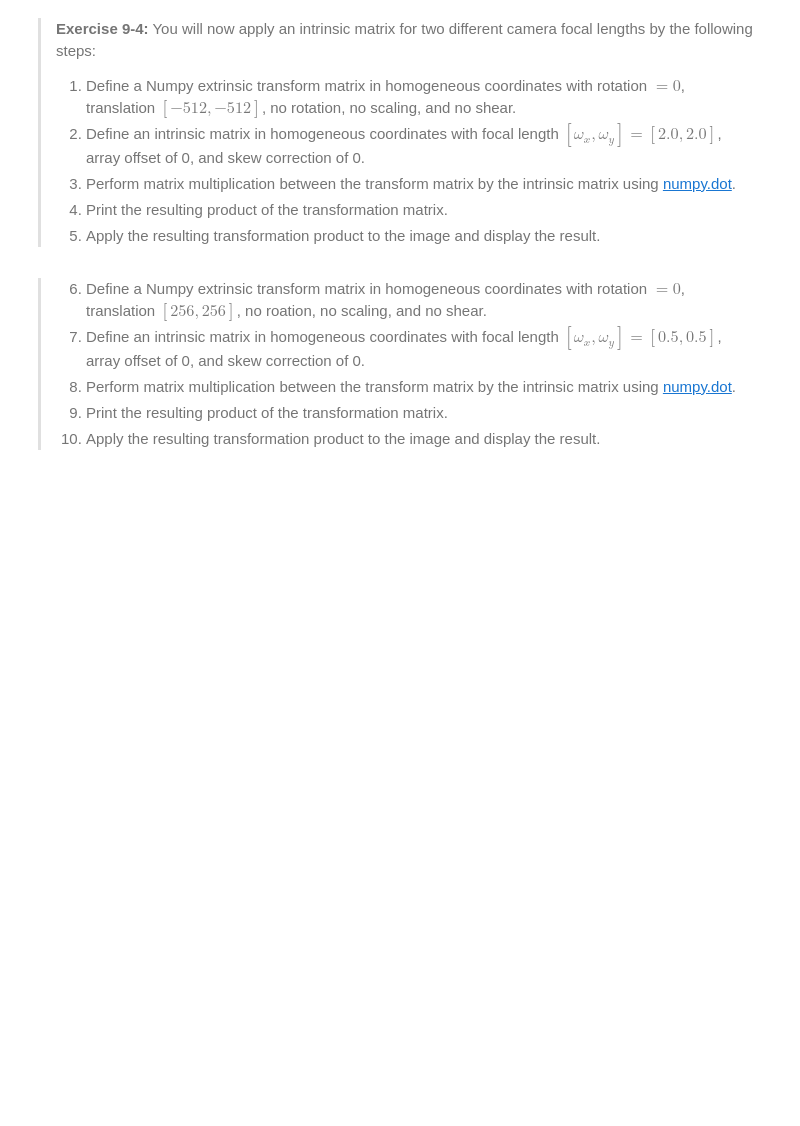
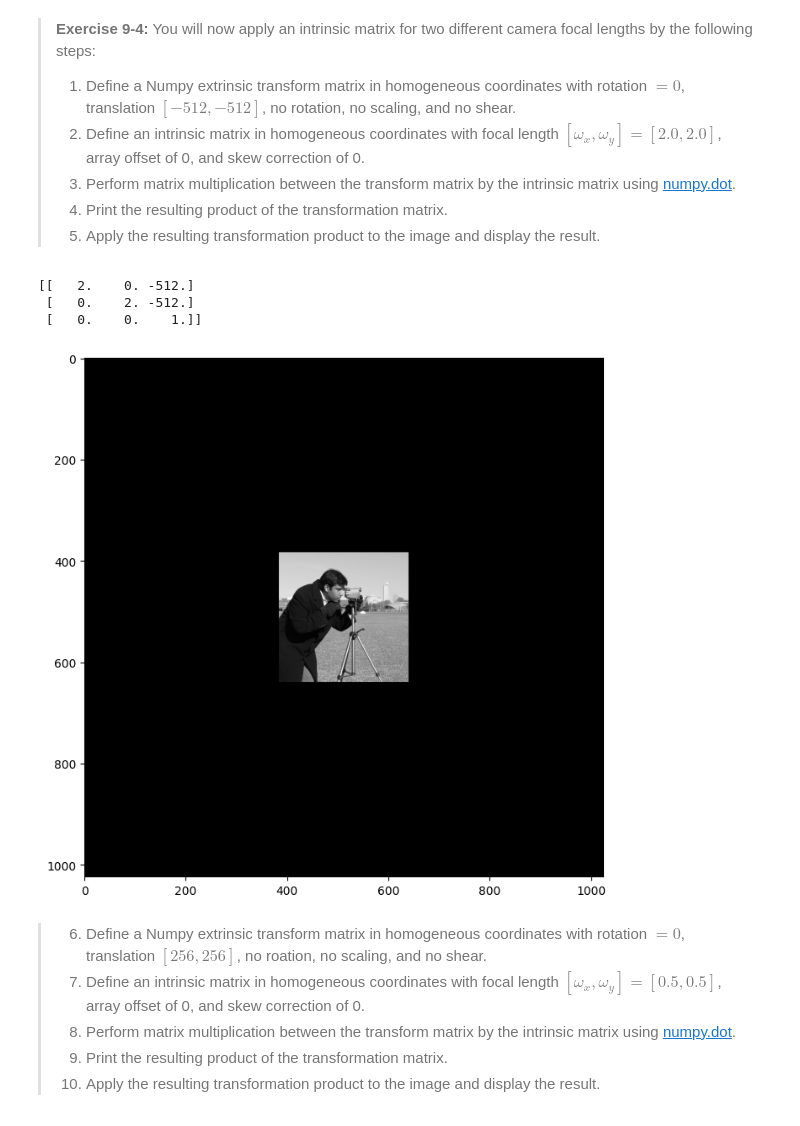
Before and after one commit to alvaroiramirez/CSCI_E-25, a Jupyter notebook: Labs/9_HomographyProjections.ipynb, the cells around one changed output. Saved outputs shown, nothing was run; the diff lists cells and outputs as text; code cells hidden in the pictures; blank space fills up the shorter version.

```diff
--- a/Labs/9_HomographyProjections.ipynb
+++ b/Labs/9_HomographyProjections.ipynb
@@ -289,6 +292,33 @@ $$[x,y] = \Bigg[\frac{\phi_x\ u}{w},\frac{\phi_y\ v}{w} \Bigg]$$
 > 5. Apply the resulting transformation product to the image and display the result.
 # %%
 ## Put your code below
+
+# 1. Define a Numpy extrinsic transform matrix in homogeneous coordinates with rotation = 0, translation [-512,-512], no rotation, no scaling, and no shear.
+rotation = 0
+translation = [-512, -512]
+extrinsic_matrix = np.array([[np.cos(rotation), -np.sin(rotation), translation[0]],
+                             [np.sin(rotation),  np.cos(rotation), translation[1]],
+                             [               0,                 0,             1]])
+
+# 2. Define an intrinsic matrix in homogeneous coordinates with focal length [omega_x, omega_y]=[2.0, 2.0], array offset of 0, and skew correction of 0.
+focal_length = (2.0, 2.0)
+translation = (0, 0)
+skew = 0
+intrinsic_matrix = np.array([[focal_length[0],             skew, translation[0]],
+                             [              0,  focal_length[1], translation[1]],
+                             [              0,                0,              1]])
+
+# 3. Perform matrix multiplication between the transform matrix by the intrinsic matrix using numpy.dot.
+dot_matrix = np.dot(extrinsic_matrix, intrinsic_matrix)
+
+# 4. Print the resulting product of the transformation matrix.
+# 5. Apply the resulting transformation product to the image and display the result.
+process_image(dot_matrix)
+# %% [output]
+[[   2.    0. -512.]
+ [   0.    2. -512.]
+ [   0.    0.    1.]]
+[figure, added]
 # %% [markdown]
 > 6. Define a Numpy extrinsic transform matrix in homogeneous coordinates with rotation $= 0$, translation $[256,256]$, no roation, no scaling, and no shear.
 > 7. Define an intrinsic matrix in homogeneous coordinates with focal length $[\omega_x, \omega_y]=[0.5, 0.5]$, array offset of 0, and skew correction of 0.
```
Also changed, not shown: parts of 9 cells of this notebook.
